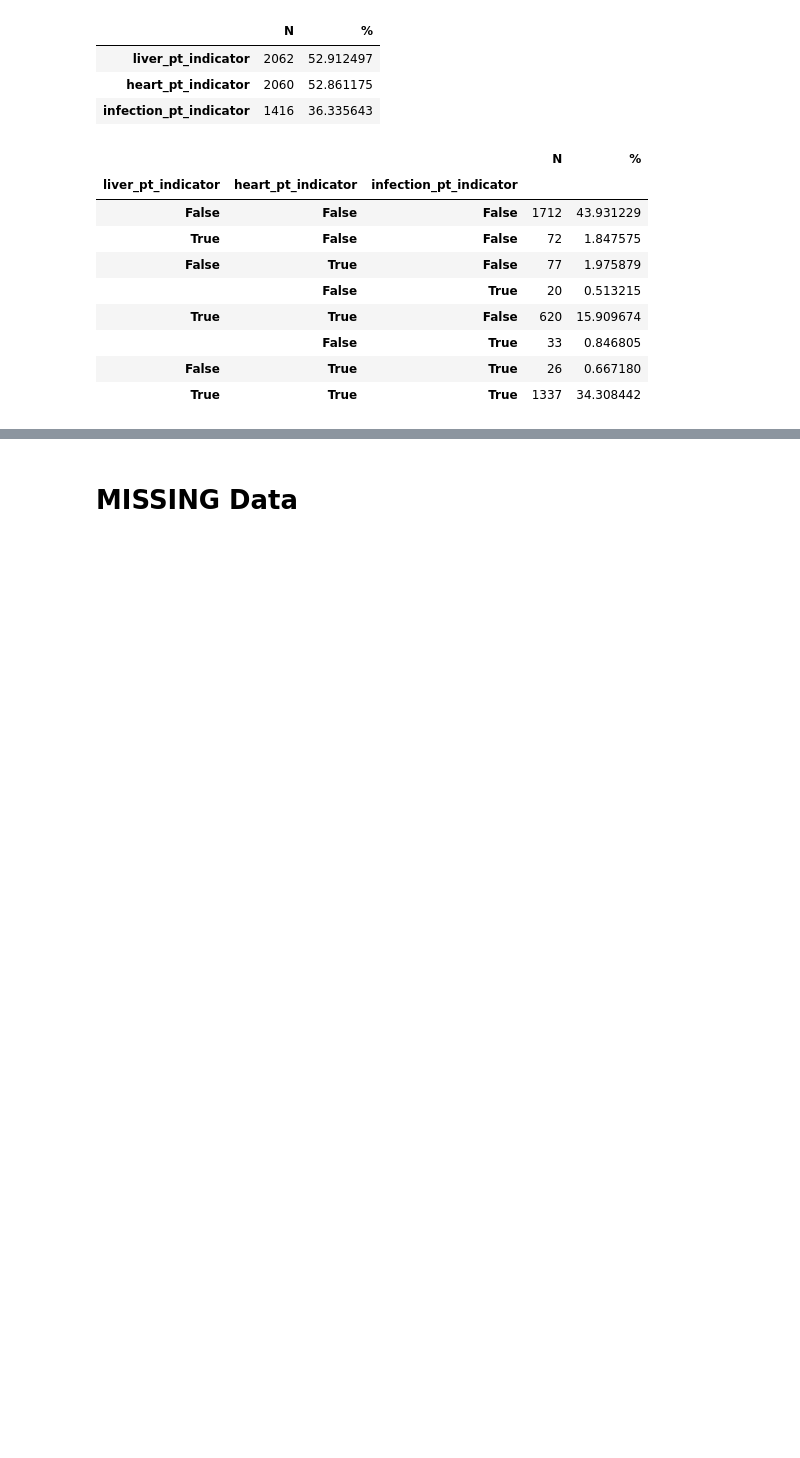
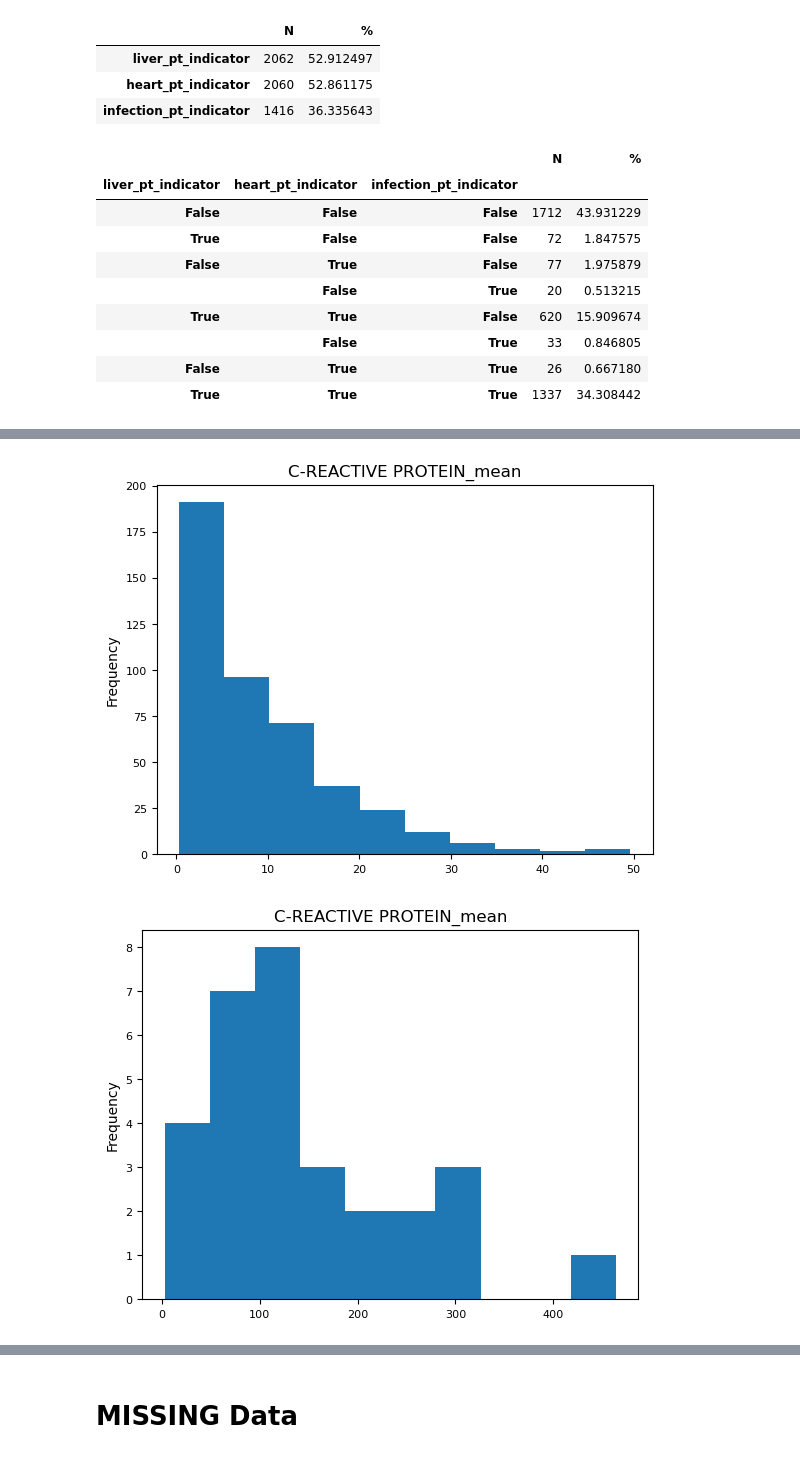
Before and after one commit to uclamii/CRRT, a Jupyter notebook: notebooks/descriptive_report.ipynb, the cells around one changed output, grey strips where cells are left out. Saved outputs shown, nothing was run; the diff lists cells and outputs as text; code cells hidden in the pictures; blank space fills up the shorter version.

```diff
--- a/notebooks/descriptive_report.ipynb
+++ b/notebooks/descriptive_report.ipynb
@@ -161,8 +161,9 @@ plt.show()
 # %% [markdown]
 # Dataset
 # %%
-preprocessed_df = load_data(args, "ucla_crrt")
+ucla_crrt_df = load_data(args, "ucla_crrt")
 ucla_control_df = load_data(args, "ucla_control")
+cedars_crrt_df = load_data(args, "cedars_crrt")
 # %%
 ucla_control_df
 # %% [output]
@@ -303,0 +309,11 @@ pd.concat([counts.rename("N"), percents.rename("%")], axis=1)
+# %%
+def compare_vars(var, d1, d2):
+    d1[var].dropna().plot(kind="hist", title=var)
+    plt.show()
+    d2[var].dropna().plot(kind="hist", title=var)
+    plt.show()
+compare_vars("C-REACTIVE PROTEIN_mean", ucla_crrt_df, cedars_crrt_df)
+compare_vars("Weight_mean", ucla_crrt_df, cedars_crrt_df)
+# %% [output]
+[figure, added]
+[figure, added]
```
Also changed, not shown: parts of 10 cells of this notebook, 2 other files.
